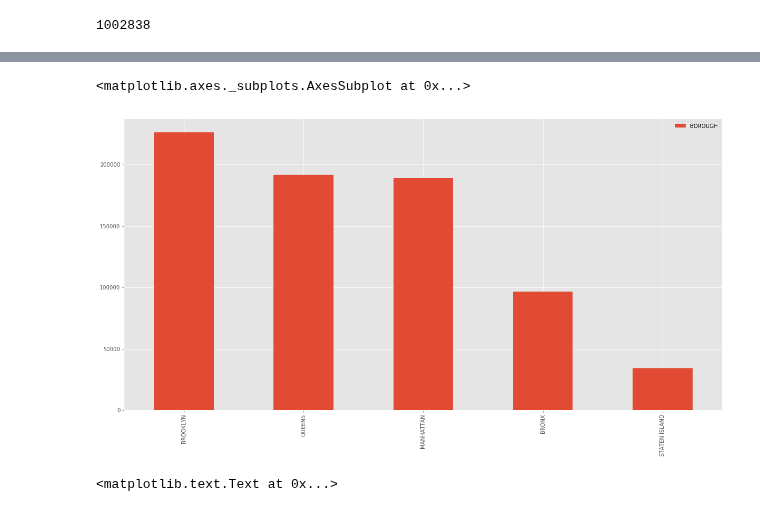
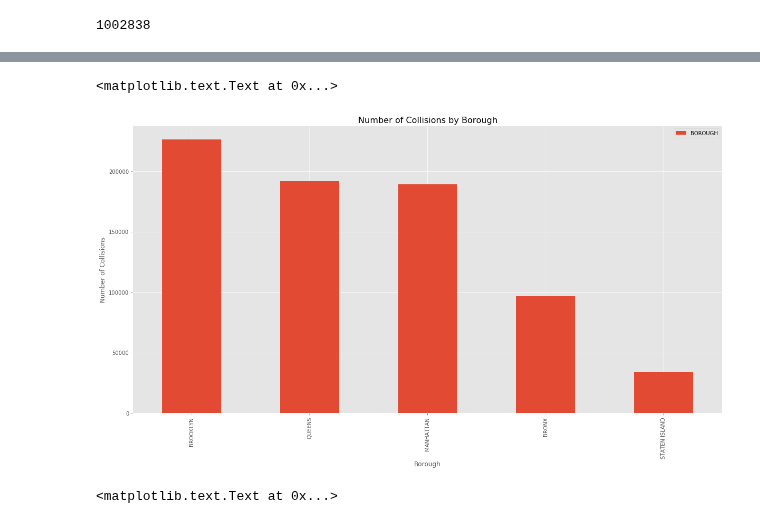
Before and after one commit to nealrea/collisionViz, a Jupyter notebook: data_exploration/data_manipulation_NR.ipynb, the cells around one changed output, grey strips where cells are left out. Cells and saved outputs as stored; diff of their text form; code cells hidden in the pictures.

Commit message:
added titles

```diff
--- a/data_exploration/data_manipulation_NR.ipynb
+++ b/data_exploration/data_manipulation_NR.ipynb
@@ -33,12 +33,15 @@ collisions.head()
 | 2 | 03/24/2017 | 0:00 | BROOKLYN | 11222 | 40.728416 | -73.952415 | (40.728416, -73.952415) | CALYER STREET | LEONARD STREET | ... |
 | 3 | 03/24/2017 | 0:00 | QUEENS | 11104 | 40.748928 | -73.913750 | (40.748928, -73.91375) | 50 STREET | 39 AVENUE | ... |
 | 4 | 03/24/2017 | 0:00 | QUEENS | 11354 | 40.766445 | -73.834040 | (40.766445, -73.83404) | 33 AVENUE | MILLER STREET | ... |
-# %%
-boroughByBorough = pd.DataFrame(collisions['BOROUGH'])
-boroughByBorough.apply(pd.value_counts).plot(kind='bar')
-# %% [output]
-<matplotlib.axes._subplots.AxesSubplot at 0x...>
-[figure, removed]
+# %%
+collByBorough = pd.DataFrame(collisions['BOROUGH'])
+collByBorough.apply(pd.value_counts).plot(kind='bar')
+plt.xlabel('Borough', fontsize=12)
+plt.ylabel('Number of Collisions', fontsize=12)
+plt.title('Number of Collisions by Borough', fontsize=16)
+# %% [output]
+<matplotlib.text.Text at 0x...>
+[figure, added]
 # %%
 plt.scatter(collisions['LONGITUDE'], collisions['LATITUDE'])
 plt.xlabel('LONGITUDE (degrees)', fontsize=12)
```
Also changed, not shown: 1 other file.
